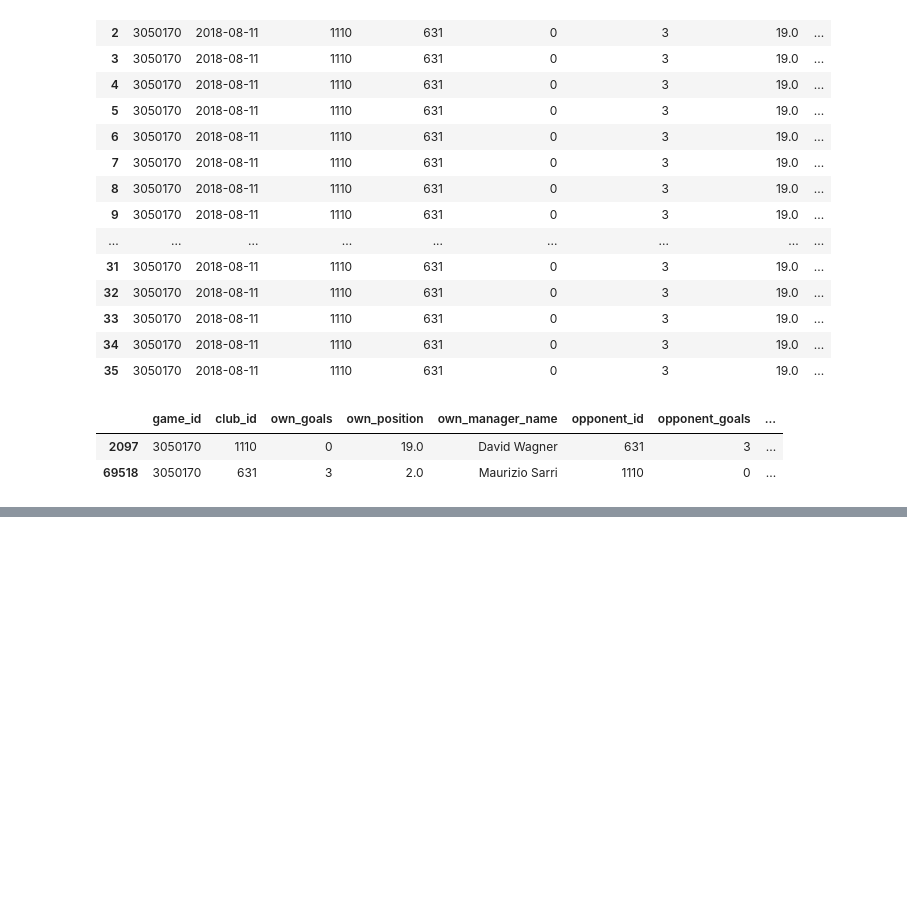
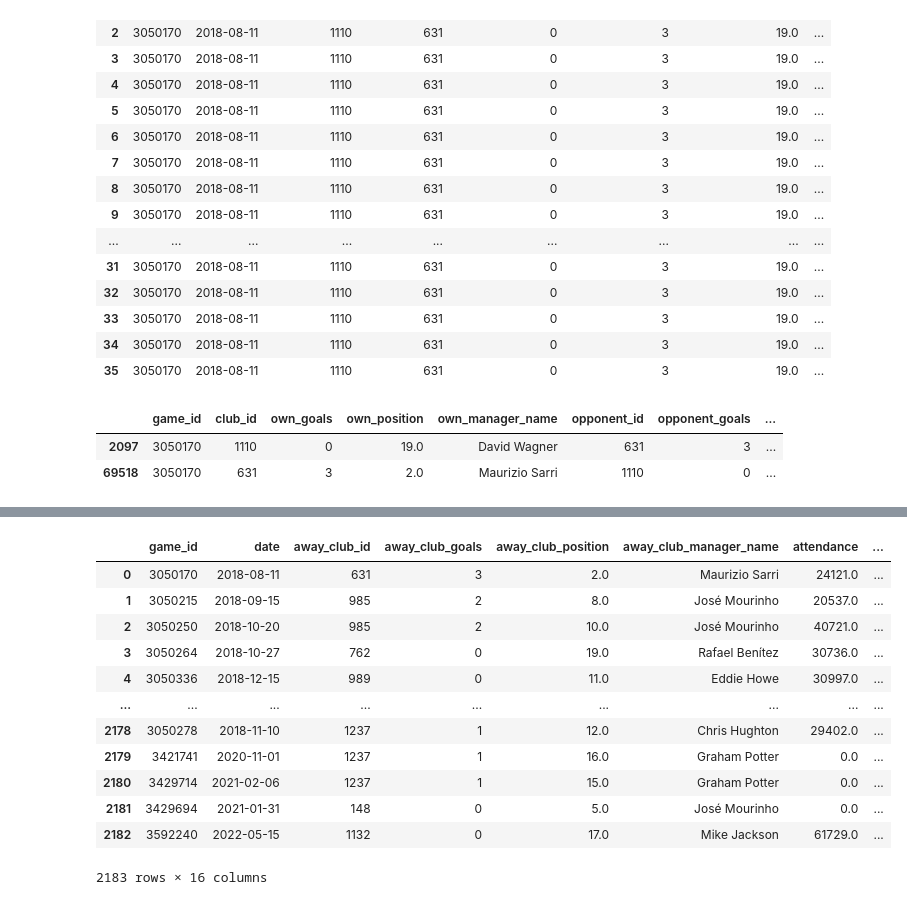
Before and after one commit to MijeongKim0533/PJ_Best_Combination, a Jupyter notebook: SY/240403.ipynb, the cells around one changed output, grey strips where cells are left out. Cells and saved outputs as stored; diff of their text form; code cells hidden in the pictures; blank space fills up the shorter version.

```diff
--- a/SY/240403.ipynb
+++ b/SY/240403.ipynb
@@ -536,0 +638,3 @@ club_games[club_games['game_id'] == 3050170]
+# %%
+# date 열을 datetime 타입으로 변환
+away_club_games['date'] = pd.to_datetime(away_club_games['date'])
@@ -536,0 +767,4 @@ club_games[club_games['game_id'] == 3050170]
+# %%
+away_club_games = pd.merge(away_club_games, clubs[['club_id', 'name']], left_on='away_club_id', right_on='club_id', how='left')
+# %%
+away_club_games= away_club_games.drop(['club_id'], axis=1)
@@ -536,0 +787,16 @@ club_games[club_games['game_id'] == 3050170]
+# %%
+away_club_games
+# %% [output]
+|  | game_id | date | away_club_id | away_club_goals | away_club_position | away_club_manager_name | attendance | ... |
+| 0 | 3050170 | 2018-08-11 | 631 | 3 | 2.0 | Maurizio Sarri | 24121.0 | ... |
+| 1 | 3050215 | 2018-09-15 | 985 | 2 | 8.0 | José Mourinho | 20537.0 | ... |
+| 2 | 3050250 | 2018-10-20 | 985 | 2 | 10.0 | José Mourinho | 40721.0 | ... |
+| 3 | 3050264 | 2018-10-27 | 762 | 0 | 19.0 | Rafael Benítez | 30736.0 | ... |
+| 4 | 3050336 | 2018-12-15 | 989 | 0 | 11.0 | Eddie Howe | 30997.0 | ... |
+| ... | ... | ... | ... | ... | ... | ... | ... | ... |
+| 2178 | 3050278 | 2018-11-10 | 1237 | 1 | 12.0 | Chris Hughton | 29402.0 | ... |
+| 2179 | 3421741 | 2020-11-01 | 1237 | 1 | 16.0 | Graham Potter | 0.0 | ... |
+| 2180 | 3429714 | 2021-02-06 | 1237 | 1 | 15.0 | Graham Potter | 0.0 | ... |
+| 2181 | 3429694 | 2021-01-31 | 148 | 0 | 5.0 | José Mourinho | 0.0 | ... |
+| 2182 | 3592240 | 2022-05-15 | 1132 | 0 | 17.0 | Mike Jackson | 61729.0 | ... |
+2183 rows × 16 columns
```
Also changed, not shown: parts of 27 cells of this notebook.
